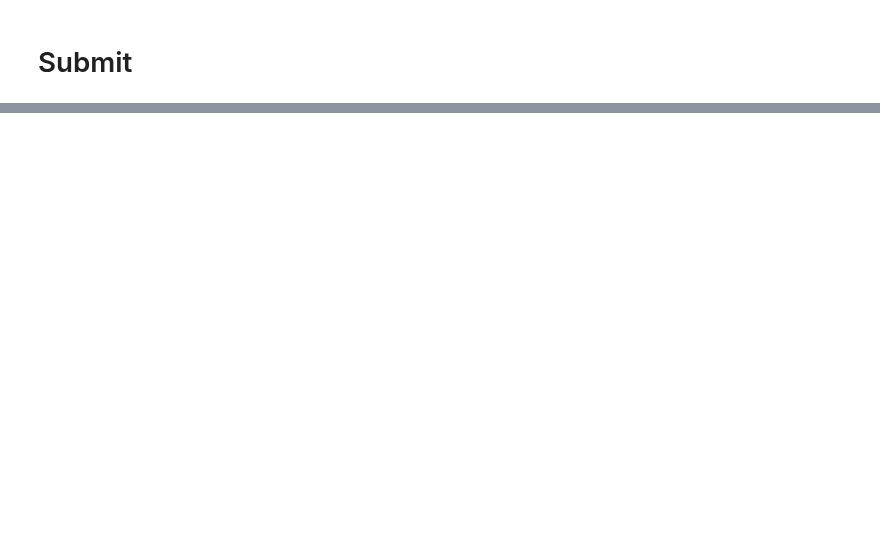
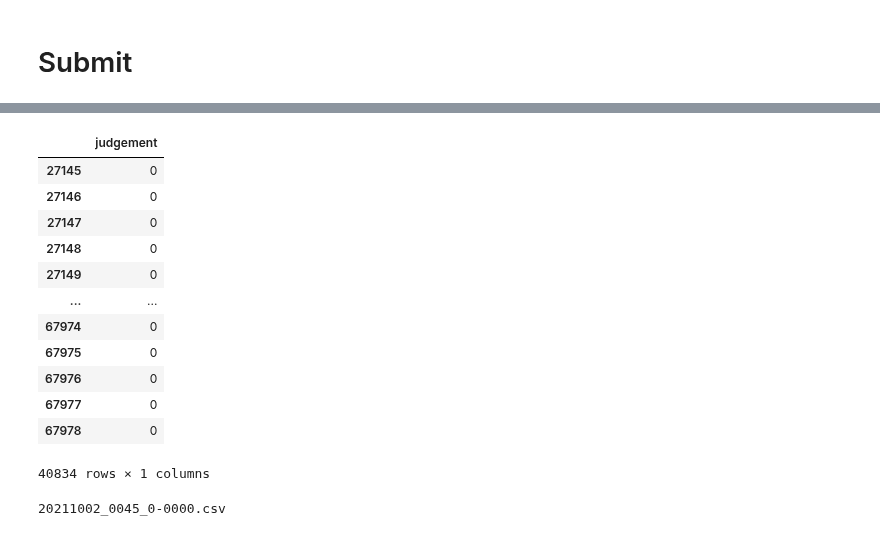
Before and after one commit to kuboko-jp/Classification_MedicalPapers_PyTorch, a Jupyter notebook: CV.ipynb, the cells around one changed output, grey strips where cells are left out. Saved outputs shown, nothing was run; the diff lists cells and outputs as text; code cells hidden in the pictures; blank space fills up the shorter version.

```diff
--- a/CV.ipynb
+++ b/CV.ipynb
@@ -680,0 +829,20 @@ pred_df
+# %%
+pred_df.index += len(orig_df)
+# %%
+sample_submit_df['judgement'] = pred_df['cv_ensemble']
+# %%
+sample_submit_df
+# %% [output]
+|  | judgement |
+| 27145 | 0 |
+| 27146 | 0 |
+| 27147 | 0 |
+| 27148 | 0 |
+| 27149 | 0 |
+| ... | ... |
+| 67974 | 0 |
+| 67975 | 0 |
+| 67976 | 0 |
+| 67977 | 0 |
+| 67978 | 0 |
+40834 rows × 1 columns
@@ -680,0 +851,12 @@ pred_df
+# %%
+jst = dt.timezone(dt.timedelta(hours=+9), 'JST')
+dt_now = dt.datetime.now(jst)
+dt_now_str = dt_now.strftime('%Y%m%d_%H%M')
+submit_str = f"{dt_now_str}_{cv_ensemble_fb_score:.4f}".replace('.', '-')
+submit_str = f"{submit_str}.csv"
+print(submit_str)
+
+os.makedirs('./submit', exist_ok=True)
+sample_submit_df.to_csv(os.path.join('submit', submit_str), header=False)
+# %% [output]
+20211002_0045_0-0000.csv
```
Also changed, not shown: parts of 9 cells of this notebook, 2 other files.
